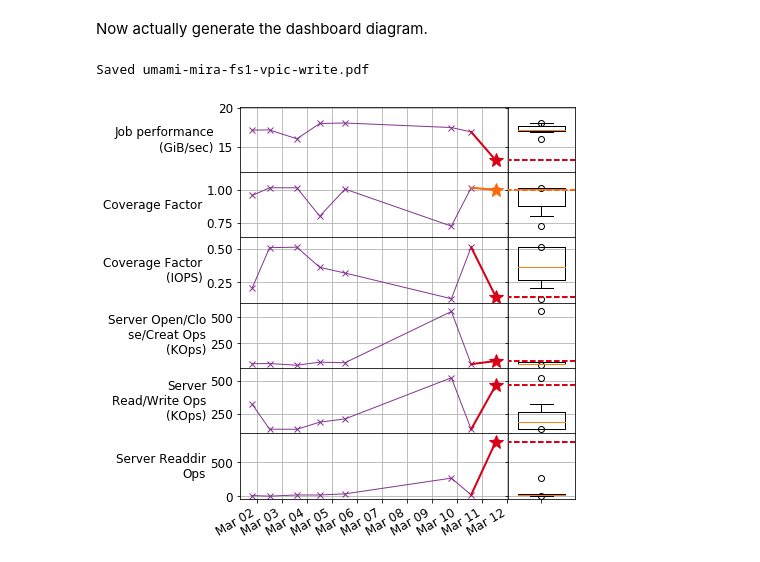
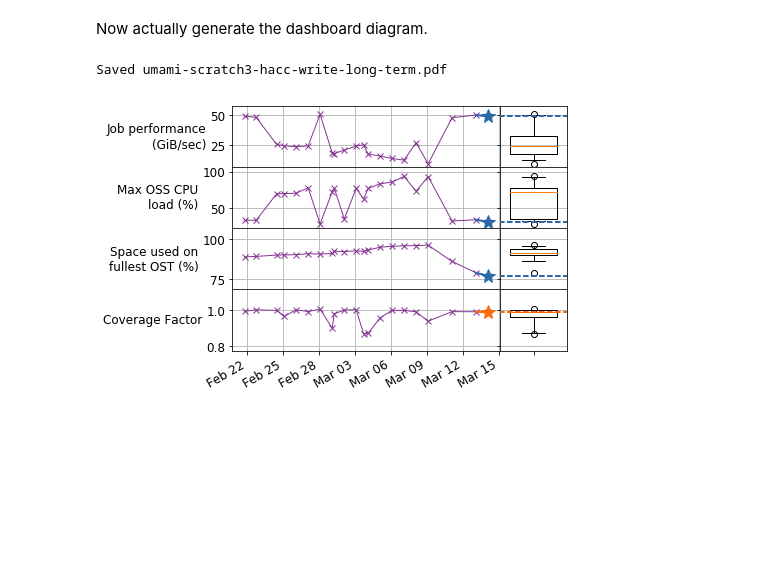
Before and after one commit to glennklockwood/papers-umami, a Jupyter notebook: scripts/umami/umami_prototype.ipynb, the cells around one changed output. Cells and saved outputs as stored; diff of their text form; code cells hidden in the pictures; blank space fills up the shorter version.

```diff
--- a/scripts/umami/umami_prototype.ipynb
+++ b/scripts/umami/umami_prototype.ipynb
@@ -140,13 +159,14 @@ _DASHBOARD_LINE_COLOR = '#853692'
 ### Variables which we wish to display on the UMAMI
 ### dashboard.  Keyed by variables to display, and the values
 ### indicate if a high value is good
+row_plots = None
 row_plots_master = {
     'edison': [
         ('darshan_agg_perf_by_slowest_gibs', True),
         ('coverage_factor',                  True),
         ('lmt_mds_ave',                      False),
         ('lmt_ops_opencloses',               False),
-        ('lmt_oss_ave',                      False),
+        ('lmt_oss_max',                      False),
         ('ost_avg_pct',                      False),
         ('ost_bad_pct',                      False),
         ('job_max_radius',                   False),
@@ -219,0 +261,17 @@ other_filters = [
+# %%
+### An interesting long-term behavior where an OSS's CPU was maxing out
+TARGET_FILE_SYSTEM = 'scratch3'
+TARGET_APP = 'HACC-IO'
+TARGET_RW = 'write'
+OUTPUT_SUFFIX = '-long-term'
+other_filters = [
+#   (df['darshan_file_mode'] == "fpp"),
+    (df['darshan_end_time'] >= time.mktime(datetime.datetime(2017,  2, 21,  0,  0,  0).timetuple())),
+    (df['darshan_end_time'] <= time.mktime(datetime.datetime(2017,  3, 15,  0,  0,  0).timetuple())),
+]
+row_plots = [
+        ('darshan_agg_perf_by_slowest_gibs', True),
+        ('lmt_oss_max',                      False),
+        ('ost_max_pct',                      False),
+        ('coverage_factor',                  True),
+    ]
@@ -220,6 +280,7 @@ other_filters = [
 # %%
 ### Apply the filters we defined above to get a dataframe suitable for UMAMI
 df_plot = umami_filter(df, TARGET_FILE_SYSTEM, TARGET_APP, TARGET_RW, other_filters)
-row_plots = row_plots_master['mira' if 'mira' in TARGET_FILE_SYSTEM else 'edison']
+if row_plots is None:
+    row_plots = row_plots_master['mira' if 'mira' in TARGET_FILE_SYSTEM else 'edison']
 # %% [output]
 Start with 1130 rows before filtering
@@ -352,33 +413,33 @@ for idx, (plot_variable, big_is_good) in enumerate(row_plots):
         highlight_color = _DASHBOARD_HIGHLIGHT_COLORS[(1+color_index)*-1]
 
     # highlight the latest measurement on the timeseries plot
     x_last = matplotlib.dates.date2num(x[-1])
     x_2nd_last = matplotlib.dates.date2num(x[-2])
     ax_ts.plot([x_2nd_last, x_last],
                [y[-2], y[-1]],
                linestyle='-',
                color=highlight_color,
                linewidth=_DASHBOARD_LINE_WIDTH * 2.0)
     ax_ts.plot([x_last], [y[-1]],
                marker='*',
                color=highlight_color,
                markersize=15)
 
     # where does this last data point lie on the distribution?
     ax_box.plot([0,2], [y[-1],y[-1]], linestyle='--', color=highlight_color, linewidth=2.0, zorder=10)
 
     # blank out all labels
     ax_box.set_yticklabels([""])
     ax_box.set_xticklabels([""])
     ax_box.yaxis.grid()
 
 fig.subplots_adjust(hspace=0.0, wspace=0.0)
 fig.autofmt_xdate()
 last_ax_ts.xaxis.set_major_formatter(matplotlib.dates.DateFormatter('%b %d'))
 
-output_file = "umami-%s-%s-%s.pdf" % ( TARGET_FILE_SYSTEM, TARGET_APP.replace('-IO', '').lower(), TARGET_RW )
+output_file = "umami-%s-%s-%s%s.pdf" % ( TARGET_FILE_SYSTEM, TARGET_APP.replace('-IO', '').lower(), TARGET_RW, OUTPUT_SUFFIX if OUTPUT_SUFFIX is not None else "" )
 fig.savefig(output_file, bbox_inches="tight")
 print "Saved %s" % output_file
 # %% [output]
-Saved umami-mira-fs1-vpic-write.pdf
+Saved umami-scratch3-hacc-write-long-term.pdf
-[figure, old version]
+[figure, new version]
```
Also changed, not shown: parts of 8 cells of this notebook.
